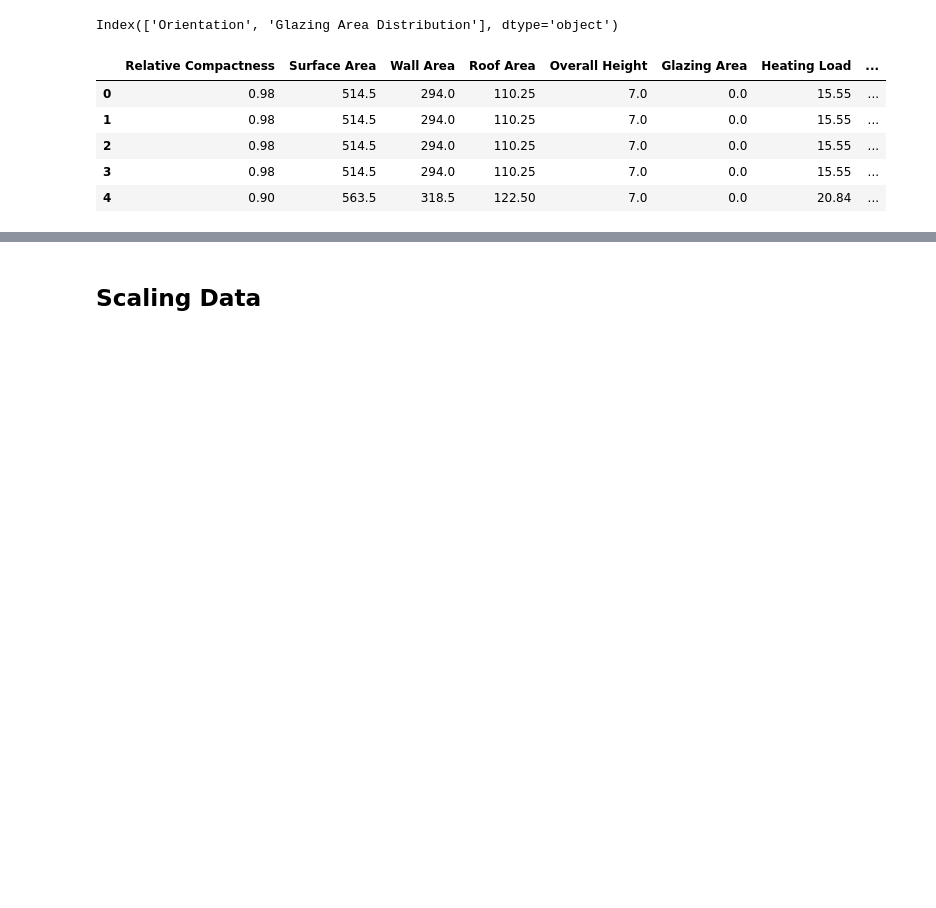
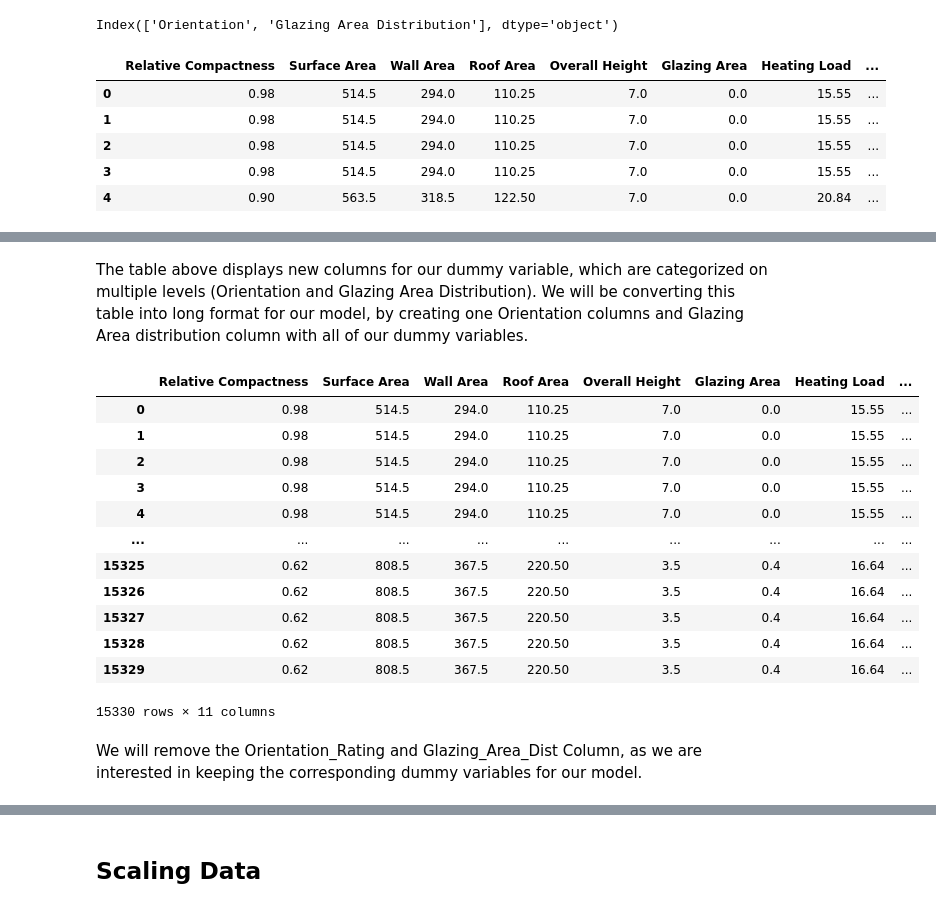
Before and after one commit to ufomaok/energy_efficiency, a Jupyter notebook: notebooks/Preprocessing.ipynb, the cells around one changed output, grey strips where cells are left out. Saved outputs shown, nothing was run; the diff lists cells and outputs as text; code cells hidden in the pictures; blank space fills up the shorter version.

Commit message:
created long format table in pre-processing notebook

```diff
--- a/notebooks/Preprocessing.ipynb
+++ b/notebooks/Preprocessing.ipynb
@@ -121,0 +129,38 @@ df_dummies.head()
+# %% [markdown]
+The table above displays new columns for our dummy variable, which are categorized on multiple levels (Orientation and Glazing Area Distribution). We will be converting this table into long format for our model, by creating one Orientation columns and Glazing Area distribution column with all of our dummy variables.
+# %%
+# Melt the DataFrame for orientation columns
+df_orientation = pd.melt(df, id_vars=['Relative Compactness', 'Surface Area', "Wall Area", "Roof Area", "Overall Height", "Glazing Area", "Heating Load"],
+    value_vars=['Orientation_3', 'Orientation_4', 'Orientation_5'])
+
+# Melt the DataFrame for glazing area distribution columns
+df_glazing_dist = pd.melt(df, id_vars=['Relative Compactness', 'Surface Area', "Wall Area", "Roof Area", "Overall Height", "Glazing Area", "Heating Load"],
+    value_vars=['Glazing Area Distribution_1', 'Glazing Area Distribution_2', 'Glazing Area Distribution_3', 'Glazing Area Distribution_4','Glazing Area Distribution_5'])
+
+# Rename columns for clarity
+df_orientation = df_orientation.rename(columns={'variable': 'Orientation_Rating', 'value': 'Orientation Dummy'})
+df_glazing_dist = df_glazing_dist.rename(columns={'variable': 'Glazing_Area_Dist', 'value': 'Glazing Area Distribution Dummy'})
+
+# Extract the rating or glazing number from the column name
+df_orientation['Orientation_Rating'] = df_orientation['Orientation_Rating'].str.extract('(\d+)').astype(int)
+df_glazing_dist['Glazing_Area_Dist'] = df_glazing_dist['Glazing_Area_Dist'].str.extract('(\d+)').astype(int)
+
+#Combining columns into dataframe
+df_combined = pd.merge(df_orientation, df_glazing_dist, on=['Relative Compactness', 'Surface Area', "Wall Area", "Roof Area", "Overall Height", "Glazing Area", "Heating Load"], how='outer')
+df_combined
+# %% [output]
+|  | Relative Compactness | Surface Area | Wall Area | Roof Area | Overall Height | Glazing Area | Heating Load | ... |
+| 0 | 0.98 | 514.5 | 294.0 | 110.25 | 7.0 | 0.0 | 15.55 | ... |
+| 1 | 0.98 | 514.5 | 294.0 | 110.25 | 7.0 | 0.0 | 15.55 | ... |
+| 2 | 0.98 | 514.5 | 294.0 | 110.25 | 7.0 | 0.0 | 15.55 | ... |
+| 3 | 0.98 | 514.5 | 294.0 | 110.25 | 7.0 | 0.0 | 15.55 | ... |
+| 4 | 0.98 | 514.5 | 294.0 | 110.25 | 7.0 | 0.0 | 15.55 | ... |
+| ... | ... | ... | ... | ... | ... | ... | ... | ... |
+| 15325 | 0.62 | 808.5 | 367.5 | 220.50 | 3.5 | 0.4 | 16.64 | ... |
+| 15326 | 0.62 | 808.5 | 367.5 | 220.50 | 3.5 | 0.4 | 16.64 | ... |
+| 15327 | 0.62 | 808.5 | 367.5 | 220.50 | 3.5 | 0.4 | 16.64 | ... |
+| 15328 | 0.62 | 808.5 | 367.5 | 220.50 | 3.5 | 0.4 | 16.64 | ... |
+| 15329 | 0.62 | 808.5 | 367.5 | 220.50 | 3.5 | 0.4 | 16.64 | ... |
+15330 rows × 11 columns
+# %% [markdown]
+We will remove the Orientation_Rating and Glazing_Area_Dist Column, as we are interested in keeping the corresponding dummy variables for our model.
```
Also changed, not shown: parts of 12 cells of this notebook, 1 other file.
